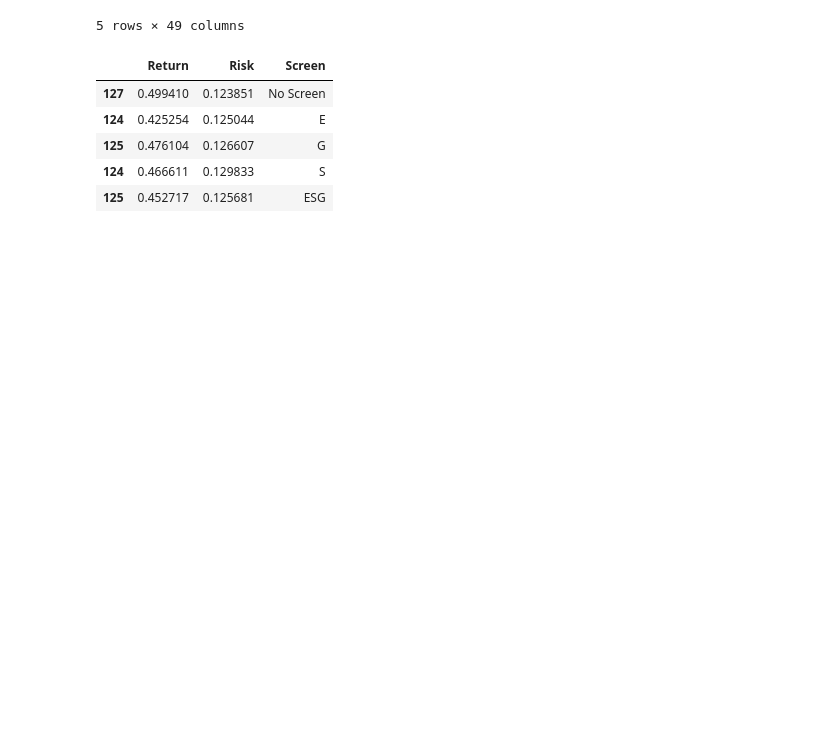
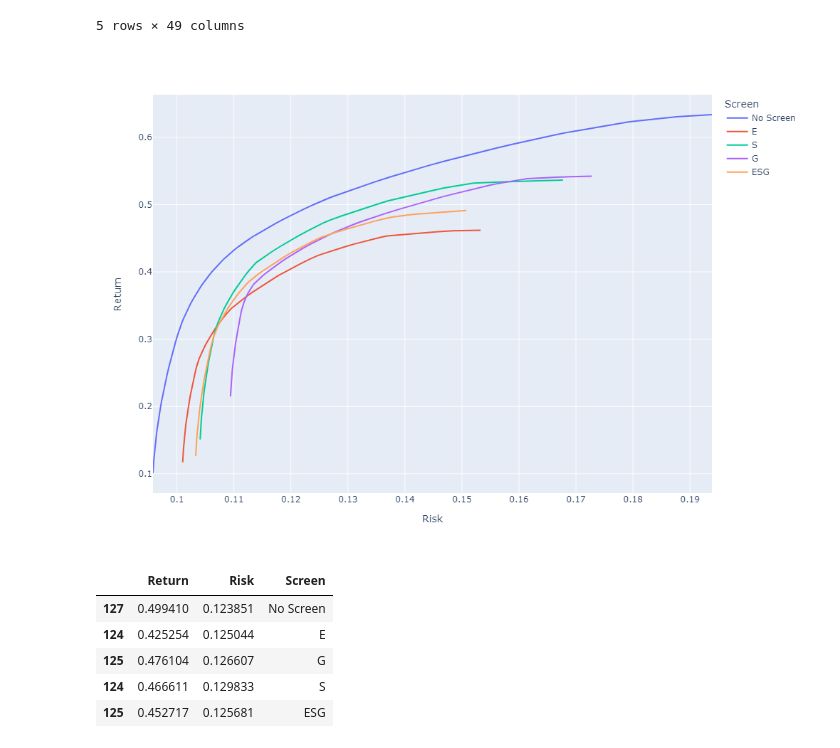
Before and after one commit to pkatsiotis/ESG-Investing-I, a Jupyter notebook: code.ipynb, the cells around one changed output. Saved outputs shown, nothing was run; the diff lists cells and outputs as text; code cells hidden in the pictures; blank space fills up the shorter version.

Commit message:
Changed plot outputs to 'png' to show on github

```diff
--- a/code.ipynb
+++ b/code.ipynb
@@ -206,7 +206,10 @@ rr_all = pd.concat([rr_conv, rr_e, rr_s, rr_g, rr_esg])
 # %%
 px.scatter(rr_all, x='Risk', y='Return', color='Screen', width=1000, height=700)
 # %%
-px.line(rr_all, x='Risk', y='Return', color='Screen', width=1000, height=700)
+fig = px.line(rr_all, x='Risk', y='Return', color='Screen', width=1000, height=700)
+fig.show('png')
+# %% [output]
+[figure, added]
 # %%
 def get_sharpe_rr_and_weights(df):
     df['Sharpe'] = (df['Return'] - 0.02) / df['Risk']
```
Also changed, not shown: parts of 3 cells of this notebook.
